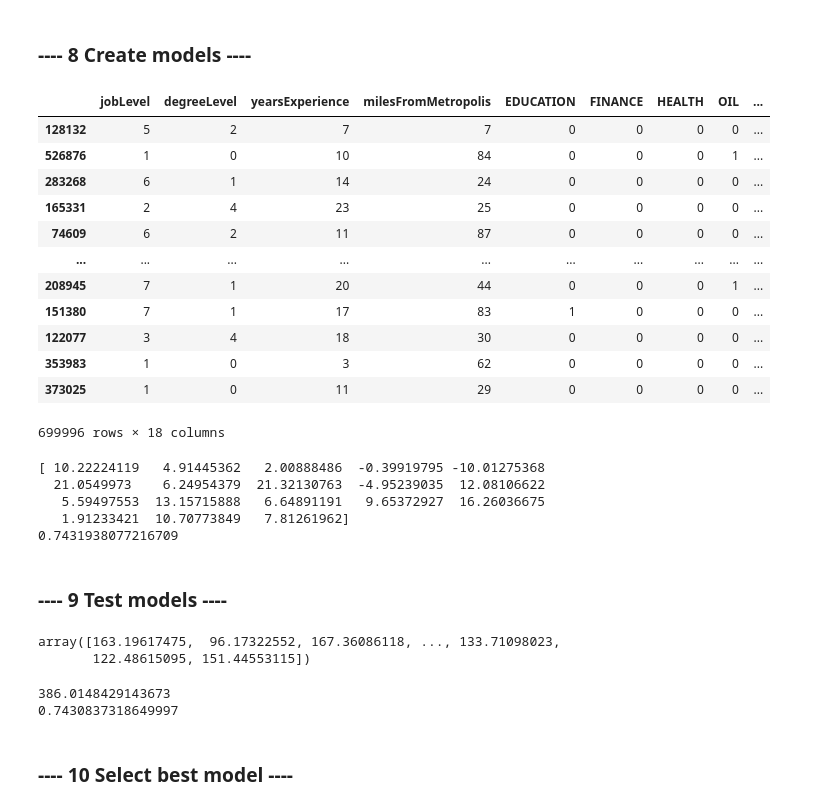
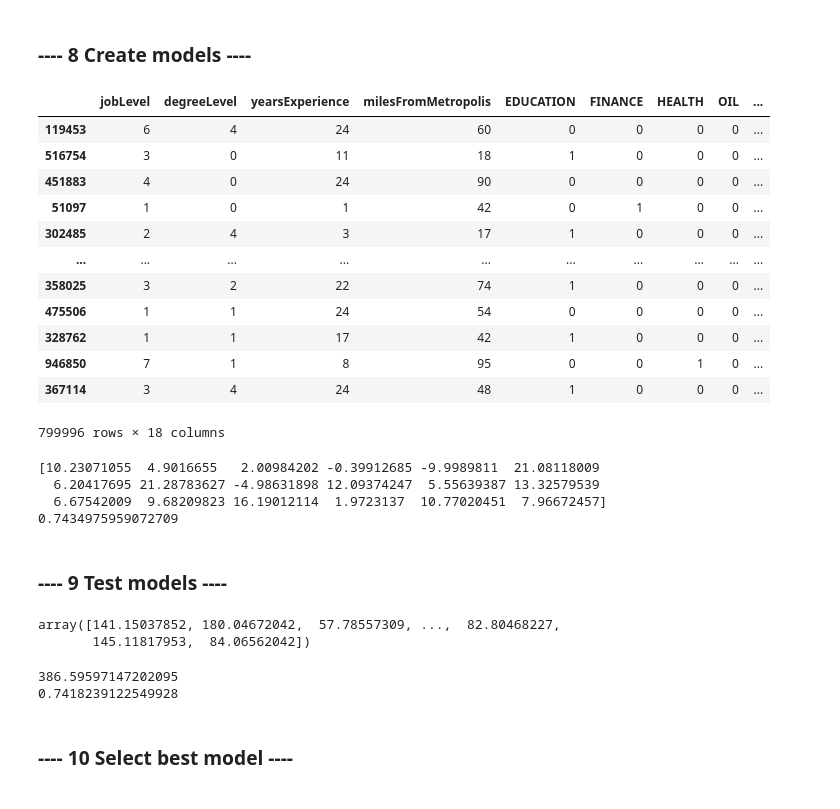
Before and after one commit to albert-ntiri/salary_prediction_project, a Jupyter notebook: Salary Prediction Notebook.ipynb, the cells around one changed output. Drawn from its saved outputs; the diff is of its cells as text; code cells hidden in the pictures.

```diff
--- a/Salary Prediction Notebook.ipynb
+++ b/Salary Prediction Notebook.ipynb
@@ -422,22 +433,22 @@ model_train_full.head()
 # %%
 # Split data into training and test sets
 
-features_train, features_test, salary_train, salary_test = train_test_split(model_train_full[model_features], model_train_full['salary'], test_size=.3)
+features_train, features_test, salary_train, salary_test = train_test_split(model_train_full[model_features], model_train_full['salary'], test_size=.2)
 features_train
 # %% [output]
 |  | jobLevel | degreeLevel | yearsExperience | milesFromMetropolis | EDUCATION | FINANCE | HEALTH | OIL | ... |
-| 128132 | 5 | 2 | 7 | 7 | 0 | 0 | 0 | 0 | ... |
-| 526876 | 1 | 0 | 10 | 84 | 0 | 0 | 0 | 1 | ... |
-| 283268 | 6 | 1 | 14 | 24 | 0 | 0 | 0 | 0 | ... |
-| 165331 | 2 | 4 | 23 | 25 | 0 | 0 | 0 | 0 | ... |
-| 74609 | 6 | 2 | 11 | 87 | 0 | 0 | 0 | 0 | ... |
+| 119453 | 6 | 4 | 24 | 60 | 0 | 0 | 0 | 0 | ... |
+| 516754 | 3 | 0 | 11 | 18 | 1 | 0 | 0 | 0 | ... |
+| 451883 | 4 | 0 | 24 | 90 | 0 | 0 | 0 | 0 | ... |
+| 51097 | 1 | 0 | 1 | 42 | 0 | 1 | 0 | 0 | ... |
+| 302485 | 2 | 4 | 3 | 17 | 1 | 0 | 0 | 0 | ... |
 | ... | ... | ... | ... | ... | ... | ... | ... | ... | ... |
-| 208945 | 7 | 1 | 20 | 44 | 0 | 0 | 0 | 1 | ... |
-| 151380 | 7 | 1 | 17 | 83 | 1 | 0 | 0 | 0 | ... |
-| 122077 | 3 | 4 | 18 | 30 | 0 | 0 | 0 | 0 | ... |
-| 353983 | 1 | 0 | 3 | 62 | 0 | 0 | 0 | 0 | ... |
-| 373025 | 1 | 0 | 11 | 29 | 0 | 0 | 0 | 0 | ... |
+| 358025 | 3 | 2 | 22 | 74 | 1 | 0 | 0 | 0 | ... |
+| 475506 | 1 | 1 | 24 | 54 | 0 | 0 | 0 | 0 | ... |
+| 328762 | 1 | 1 | 17 | 42 | 1 | 0 | 0 | 0 | ... |
+| 946850 | 7 | 1 | 8 | 95 | 0 | 0 | 1 | 0 | ... |
+| 367114 | 3 | 4 | 24 | 48 | 1 | 0 | 0 | 0 | ... |
-699996 rows × 18 columns
+799996 rows × 18 columns
 # %%
 # Fit model on the training data
 
@@ -446,11 +457,10 @@ model.fit(features_train, salary_train)
 print(model.coef_)
 print(model.score(features_train, salary_train))
 # %% [output]
-[ 10.22224119   4.91445362   2.00888486  -0.39919795 -10.01275368
-  21.0549973    6.24954379  21.32130763  -4.95239035  12.08106622
-   5.59497553  13.15715888   6.64891191   9.65372927  16.26036675
-   1.91233421  10.70773849   7.81261962]
-0.7431938077216709
+[10.23071055  4.9016655   2.00984202 -0.39912685 -9.9989811  21.08118009
+  6.20417695 21.28783627 -4.98631898 12.09374247  5.55639387 13.32579539
+  6.67542009  9.68209823 16.19012114  1.9723137  10.77020451  7.96672457]
+0.7434975959072709
 # %% [markdown]
 ### ---- 9 Test models ----
 # %%
@@ -460,14 +470,14 @@ print(model.score(features_train, salary_train))
 predicted_salary_test = model.predict(features_test)
 predicted_salary_test
 # %% [output]
-array([163.19617475,  96.17322552, 167.36086118, ..., 133.71098023,
-       122.48615095, 151.44553115])
+array([141.15037852, 180.04672042,  57.78557309, ...,  82.80468227,
+       145.11817953,  84.06562042])
 # %%
 print(mean_squared_error(y_true=salary_test, y_pred=predicted_salary_test))
 print(r2_score(y_true=salary_test, y_pred=predicted_salary_test))
 # %% [output]
-386.0148429143673
-0.7430837318649997
+386.59597147202095
+0.7418239122549928
 # %% [markdown]
 ### ---- 10 Select best model  ----
 # %%
```
Also changed, not shown: parts of 5 cells of this notebook.
